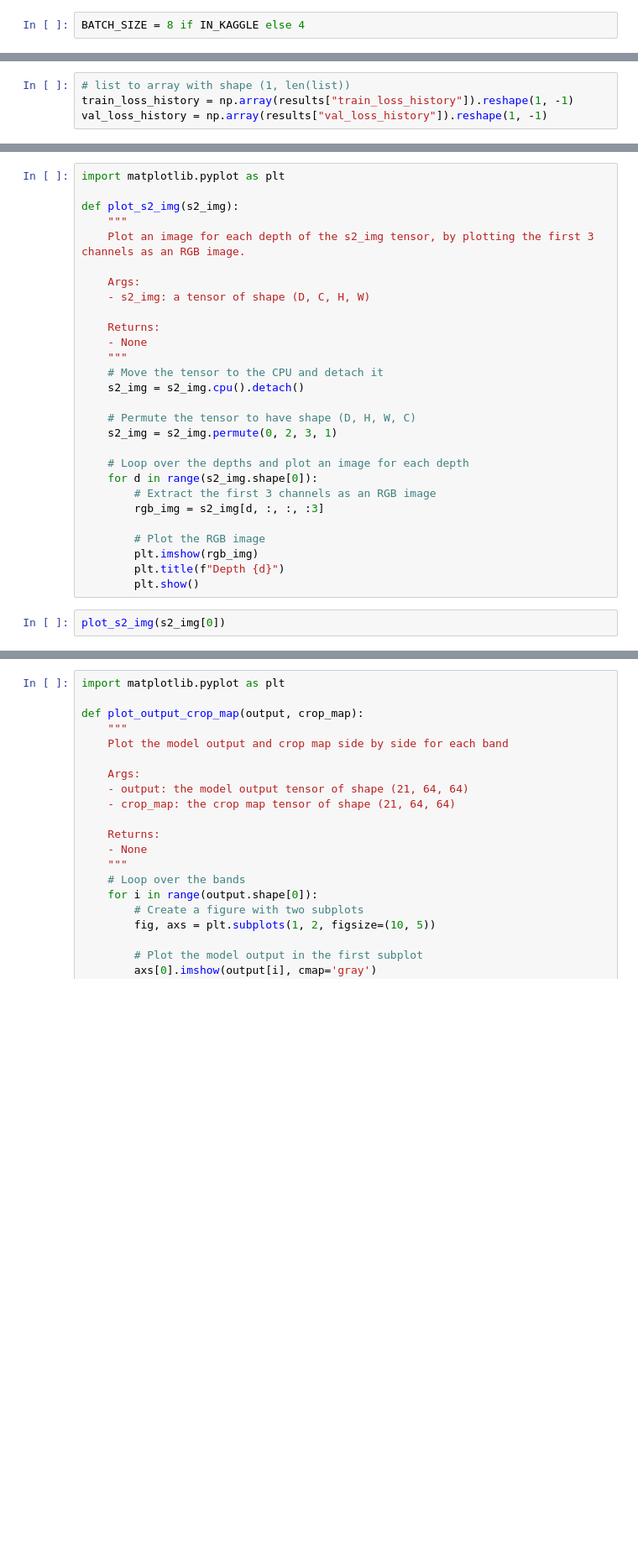
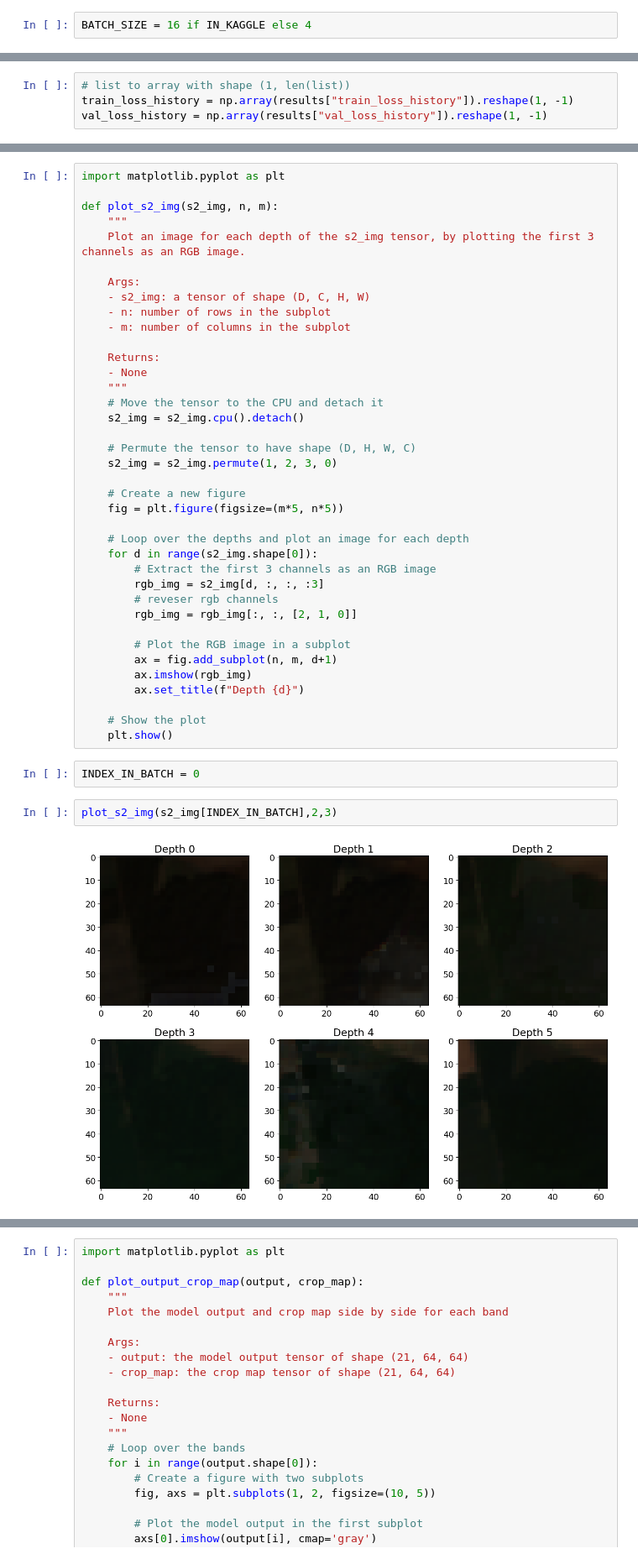
Before and after one commit to moienr/CropMapping, a Jupyter notebook: train.ipynb, the cells around one changed output, grey strips where cells are left out. Shown: that part at 84% size. Saved outputs shown, nothing was run; the diff lists cells and outputs as text; blank space fills up the shorter version.

Commit message:
saves model + s2 plot fix + adding s2 subplot

```diff
--- a/train.ipynb
+++ b/train.ipynb
@@ -134,5 +154,5 @@ print(valid_dataset[0][0].shape, valid_dataset[0][1].shape, valid_dataset[0][2].
 # %%
-BATCH_SIZE = 8 if IN_KAGGLE else 4
+BATCH_SIZE = 16 if IN_KAGGLE else 4
 # %%
 train_loader = DataLoader(train_dataset, batch_size=BATCH_SIZE, shuffle=True, num_workers=2)
 valid_loader = DataLoader(valid_dataset, batch_size=BATCH_SIZE, shuffle=True, num_workers=2)
@@ -281,12 +312,14 @@ print(f"output.shape: {output.shape}")
 # %%
 import matplotlib.pyplot as plt
 
-def plot_s2_img(s2_img):
+def plot_s2_img(s2_img, n, m):
     """
     Plot an image for each depth of the s2_img tensor, by plotting the first 3 channels as an RGB image.
 
     Args:
     - s2_img: a tensor of shape (D, C, H, W)
+    - n: number of rows in the subplot
+    - m: number of columns in the subplot
 
     Returns:
     - None
@@ -295,18 +328,30 @@ def plot_s2_img(s2_img):
     s2_img = s2_img.cpu().detach()
 
     # Permute the tensor to have shape (D, H, W, C)
-    s2_img = s2_img.permute(0, 2, 3, 1)
+    s2_img = s2_img.permute(1, 2, 3, 0)
+
+    # Create a new figure
+    fig = plt.figure(figsize=(m*5, n*5))
 
     # Loop over the depths and plot an image for each depth
     for d in range(s2_img.shape[0]):
         # Extract the first 3 channels as an RGB image
         rgb_img = s2_img[d, :, :, :3]
+        # reveser rgb channels
+        rgb_img = rgb_img[:, :, [2, 1, 0]]
 
-        # Plot the RGB image
-        plt.imshow(rgb_img)
-        plt.title(f"Depth {d}")
-        plt.show()
+        # Plot the RGB image in a subplot
+        ax = fig.add_subplot(n, m, d+1)
+        ax.imshow(rgb_img)
+        ax.set_title(f"Depth {d}")
+
+    # Show the plot
+    plt.show()
+# %%
+INDEX_IN_BATCH = 0
 # %%
-plot_s2_img(s2_img[0])
+plot_s2_img(s2_img[INDEX_IN_BATCH],2,3)
+# %% [output]
+[figure, added]
 # %%
 torch.sum(output, dim=1) # if all values are 1, then the softmax is working correctly
```
Also changed, not shown: parts of 19 cells of this notebook.
